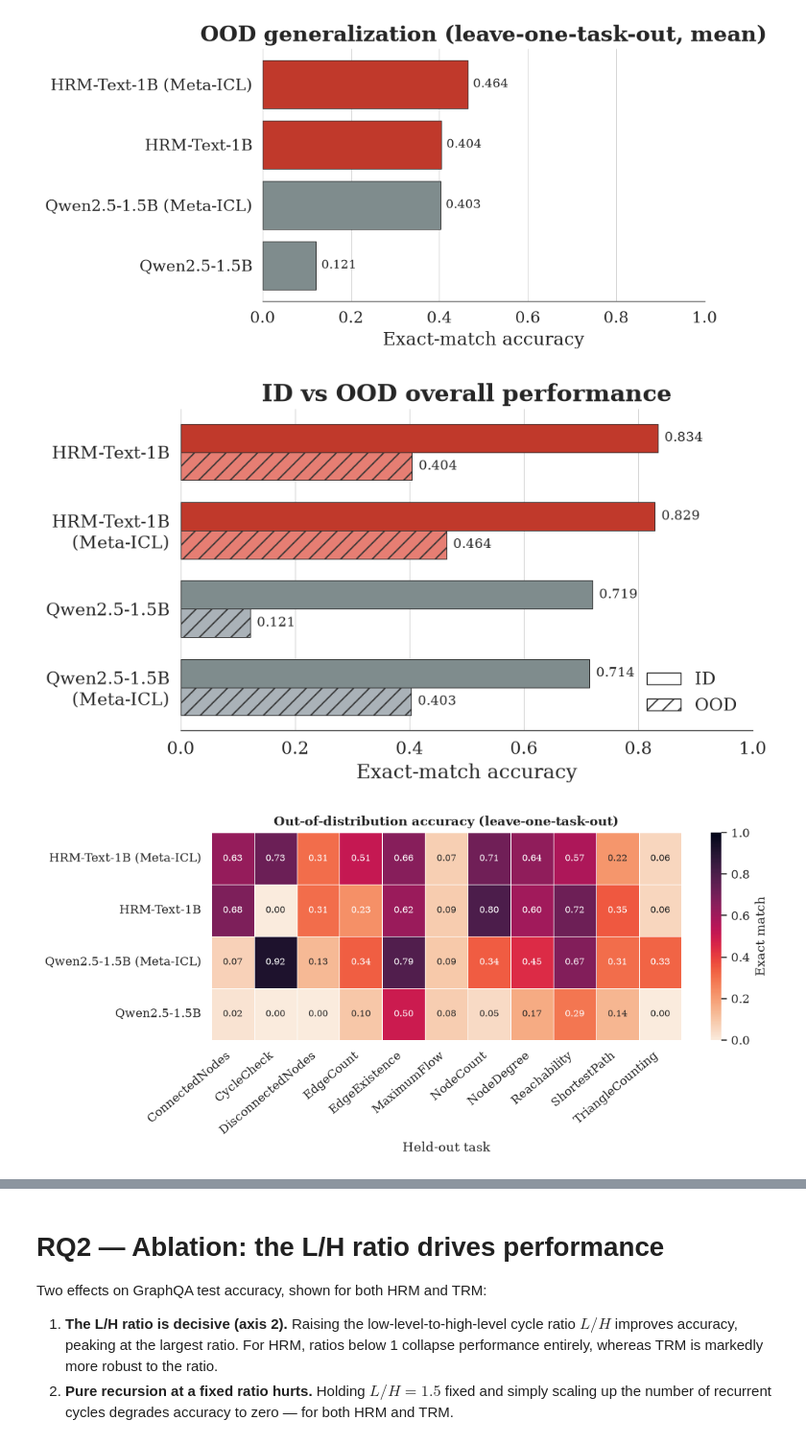
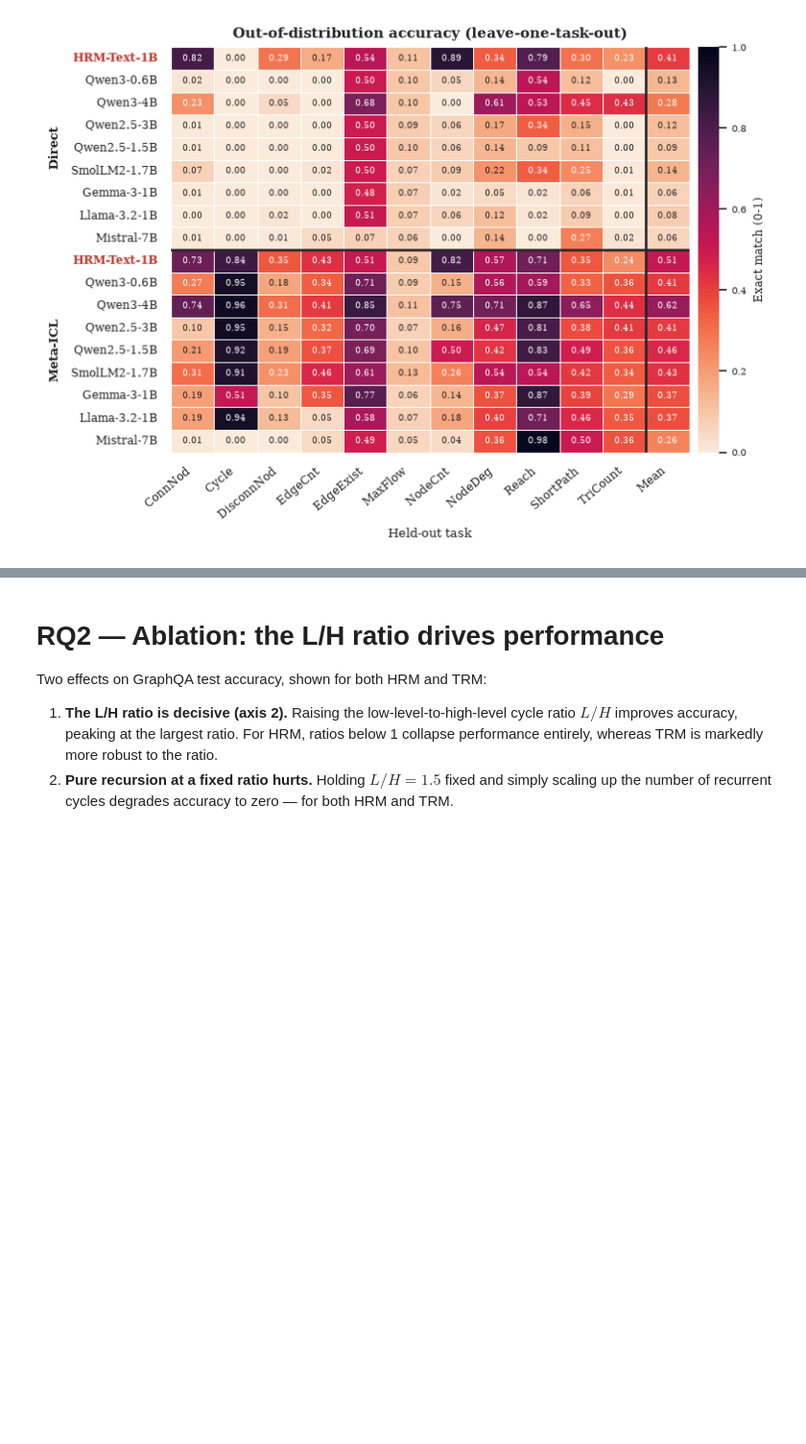
Before and after one commit to MariusAAROS/HRM-Text-for-Graphs, a Jupyter notebook: report/paper_results.ipynb, the cells around one changed output, grey strips where cells are left out. Shown at 96% size. Cells and saved outputs as stored; diff of their text form; code cells hidden in the pictures; blank space fills up the shorter version.

```diff
--- a/report/paper_results.ipynb
+++ b/report/paper_results.ipynb
@@ -237,27 +294,52 @@ plot_overall(overall_id, "In-distribution GraphQA performance", "perf_overall_id
 # %%
-# Mean OOD accuracy across held-out tasks (bar grows as new models are added).
-plot_overall(overall_ood, "OOD generalization (leave-one-task-out, mean)", "perf_overall_ood")
+# Full-width per-task heatmap: 18 rows (9 architectures x 2 regimes) split into a Direct
+# block and a Meta-ICL block, so a row label only needs the architecture name.
+def plot_task_heatmap(mat, title, fname, vmax, xlabel=""):
+    block = len(ARCH_ORDER)
+    annotated = mat.copy()
+    annotated["Mean"] = mat.mean(axis=1)
 
-# Single paper figure combining ID and OOD summary per model.
-plot_overall_id_ood(overall_id, overall_ood, "ID vs OOD overall performance", "perf_overall_id_ood")
+    fig, ax = plt.subplots(figsize=(PAGE_W, 4.6))
+    sns.heatmap(
+        annotated, annot=True, fmt=".2f", cmap="rocket_r", vmin=0, vmax=vmax,
+        linewidths=0.4, linecolor="white", annot_kws={"fontsize": 5.5},
+        cbar_kws={"label": f"Exact match (0-{vmax:g})", "pad": 0.015}, ax=ax,
+    )
+    ax.axhline(block, color="0.15", linewidth=1.6)          # regime separator
+    ax.axvline(len(GRAPH_TASKS), color="0.15", linewidth=1.6)  # Mean separator
 
-# Per-held-out-task OOD accuracy; figure height adapts to the number of models available.
-ood_mat = ood_by_task.reindex(overall_ood["model"])
-fig, ax = plt.subplots(figsize=(9.0, 1.0 + 0.55 * len(ood_mat)))
-sns.heatmap(
-    ood_mat, annot=True, fmt=".2f", cmap="rocket_r", vmin=0, vmax=1,
-    linewidths=0.5, linecolor="white", cbar_kws={"label": "Exact match"},
-    annot_kws={"fontsize": 8}, ax=ax,
+    ax.set_xticklabels([TASK_ABBREV.get(c, c) for c in annotated.columns],
+                       rotation=40, ha="right", fontsize=7)
+    ax.set_yticklabels([str(m).replace(f" ({META_ICL})", "") for m in mat.index],
+                       rotation=0, fontsize=7)
+    for lbl in ax.get_yticklabels():
+        if lbl.get_text() == HRM_ARCH:
+            lbl.set_color(ACCENT)
+            lbl.set_fontweight("bold")
+
+    # Label each regime block once, clear of the architecture tick labels.
+    for i, name in enumerate([DIRECT, META_ICL]):
+        ax.text(-0.225, (i + 0.5) * block, name, transform=ax.get_yaxis_transform(),
+                rotation=90, va="center", ha="center", fontsize=8, fontweight="bold")
+
+    ax.set_ylabel("")
+    ax.set_xlabel(xlabel, fontsize=8)
+    ax.set_title(title, fontsize=9)
+    ax.figure.axes[-1].yaxis.label.set_size(7)
+    ax.figure.axes[-1].tick_params(labelsize=6)
+    save_fig(fig, fname)
+    plt.show()
+
+
+# OOD accuracy is far below 1.0 on most cells, so derive the color cap from the data.
+ood_vmax = np.ceil(ood_by_task.to_numpy().max() * 10) / 10
+plot_task_heatmap(
+    ood_by_task,
+    "Out-of-distribution accuracy (leave-one-task-out)",
+    "perf_ood_by_task",
+    vmax=ood_vmax,
+    xlabel="Held-out task",
 )
-ax.set_ylabel("")
-ax.set_xlabel("Held-out task")
-ax.set_title("Out-of-distribution accuracy (leave-one-task-out)")
-plt.setp(ax.get_xticklabels(), rotation=40, ha="right")
-plt.setp(ax.get_yticklabels(), rotation=0)
-save_fig(fig, "perf_ood_by_task")
-plt.show()
 # %% [output]
-[figure, old version]
+[figure, new version]
-[figure, removed]
-[figure, removed]
 # %%
```
Also changed, not shown: parts of 10 cells of this notebook, 8 other files.
